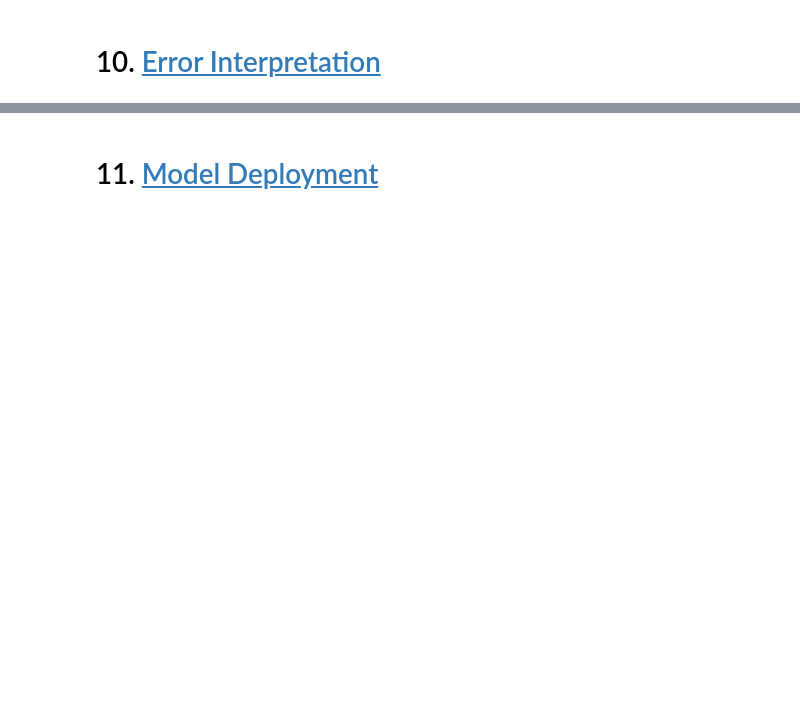
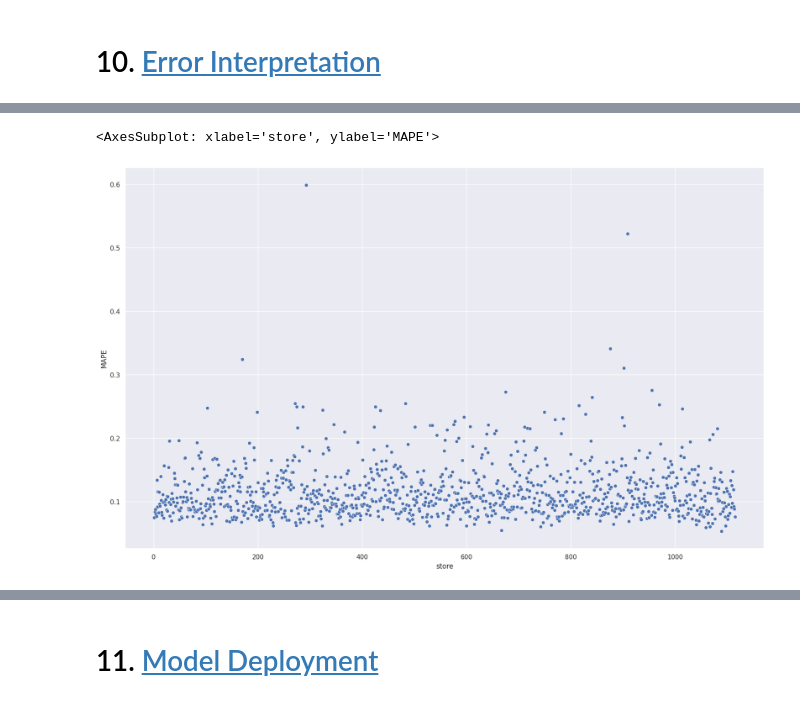
Before and after one commit to brunopiato/DS_em_Prod, a Jupyter notebook: notebooks/notebook.ipynb, the cells around one changed output, grey strips where cells are left out. Saved outputs shown, nothing was run; the diff lists cells and outputs as text; code cells hidden in the pictures; blank space fills up the shorter version.

Commit message:
finished Error Interpretation (#10)

```diff
--- a/notebooks/notebook.ipynb
+++ b/notebooks/notebook.ipynb
@@ -1411,0 +1426,5 @@ mpe*100
+# %%
+df10 = X_test[ cols_selected_boruta_full ]
+
+df10['sales'] = np.expm1( df10['sales'] )
+df10['predictions'] = np.expm1( yhat_xgb_tuned )
@@ -1411,0 +1433,18 @@ mpe*100
+# %%
+# sum of predictions
+df10_1 = df10[['store', 'predictions']].groupby( 'store' ).sum().reset_index()
+
+# MAE and MAPE
+df10_aux1 = df10[['store', 'sales', 'predictions']].groupby( 'store' ).apply( lambda x: mean_absolute_error( x['sales'], x['predictions'] ) ).reset_index().rename( columns={0:'MAE'})
+df10_aux2 = df10[['store', 'sales', 'predictions']].groupby( 'store' ).apply( lambda x: mean_absolute_percentage_error( x['sales'], x['predictions'] ) ).reset_index().rename( columns={0:'MAPE'})
+
+# Merge
+df10_aux3 = pd.merge( df10_aux1, df10_aux2, how='inner', on='store' )
+df10_2 = pd.merge( df10_1, df10_aux3, how='inner', on='store' )
+
+# Scenarios
+df10_2['worst_scenario'] = df10_2['predictions'] - df10_2['MAE']
+df10_2['best_scenario'] = df10_2['predictions'] + df10_2['MAE']
+
+# order columns
+df10_2 = df10_2[['store', 'predictions', 'worst_scenario', 'best_scenario', 'MAE', 'MAPE']]
@@ -1411,0 +1462,5 @@ mpe*100
+# %%
+sns.scatterplot( x='store', y='MAPE', data=df10_2 )
+# %% [output]
+<AxesSubplot: xlabel='store', ylabel='MAPE'>
+[figure, added]
```
Also changed, not shown: parts of 15 cells of this notebook.
